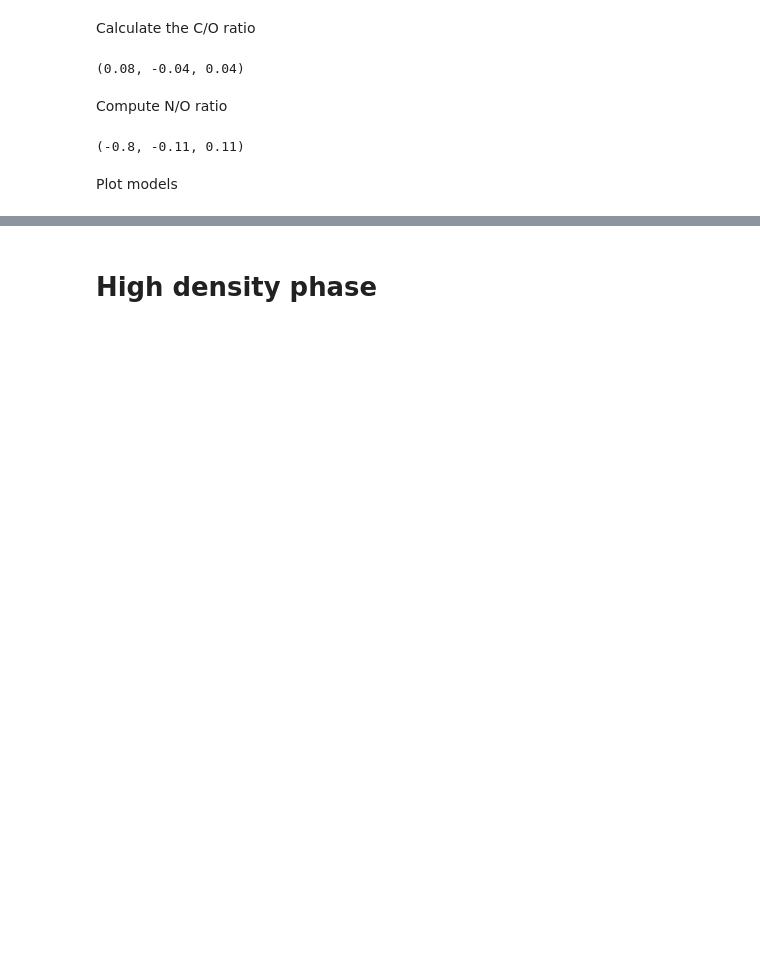
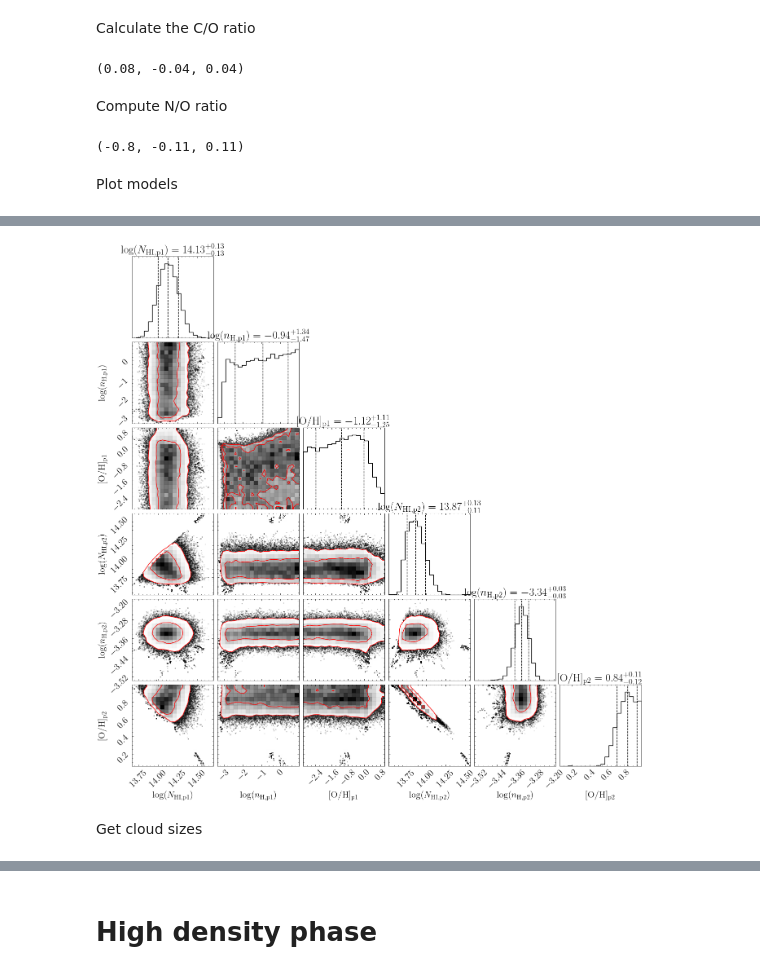
Before and after one commit to suyashk12/cgm_science, a Jupyter notebook: cloudy_fitting/z=1.09_cloudy_fit.ipynb, the cells around one changed output, grey strips where cells are left out. Saved outputs shown, nothing was run; the diff lists cells and outputs as text; code cells hidden in the pictures; blank space fills up the shorter version.

```diff
--- a/cloudy_fitting/z=1.09_cloudy_fit.ipynb
+++ b/cloudy_fitting/z=1.09_cloudy_fit.ipynb
@@ -303,0 +401,25 @@ np.round(logN_OIII_res_med, 2), np.round(logN_OIII_res_sig, 2)
+# %%
+pos = np.array([logN_HI_p1_test, log_hdens_p1_test, log_metals_p1_test,
+                logN_HI_p2_test, log_hdens_p2_test, log_metals_p2_test]) + 1e-4 * np.random.randn(500, 6)
+nwalkers, ndim = pos.shape
+# %%
+sampler = emcee.EnsembleSampler(
+    nwalkers, ndim, log_probability, args=(logN_dict, species_logN_interp)
+)
+# %%
+sampler.run_mcmc(pos, 500, progress=True);
+# %%
+flat_samples_tp = pd.DataFrame(sampler.get_chain(discard=100, flat=True),
+                                columns=['logN_HI_p1', 'log_hdens_p1', 'log_metals_p1',
+                                         'logN_HI_p2', 'log_hdens_p2', 'log_metals_p2'])
+flat_samples_tp.to_csv(savedir+'tp.csv', index=False)
+
+#flat_samples_tp = pd.read_csv(savedir+'tp.csv')
+# %%
+fig = corner.corner(
+    flat_samples_tp, quantiles = [0.16, 0.5, 0.84], show_titles=True,
+    labels=[r'$\log(N_\mathrm{HI, p1})$', r'$\log(n_\mathrm{H, p1})$', r'$[\mathrm{O/H}]_{\mathrm{p1}}$',
+            r'$\log(N_\mathrm{HI, p2})$', r'$\log(n_\mathrm{H, p2})$', r'$[\mathrm{O/H}]_{\mathrm{p2}}$',],
+    plot_density=True, levels=[0.68, 0.95], contour_kwargs={'colors':'red'}
+);
+# %% [output]
@@ -303,0 +427,3 @@ np.round(logN_OIII_res_med, 2), np.round(logN_OIII_res_sig, 2)
+[figure, added]
+# %% [markdown]
+Get cloud sizes
```
Also changed, not shown: parts of 109 cells of this notebook, 9 other files.
